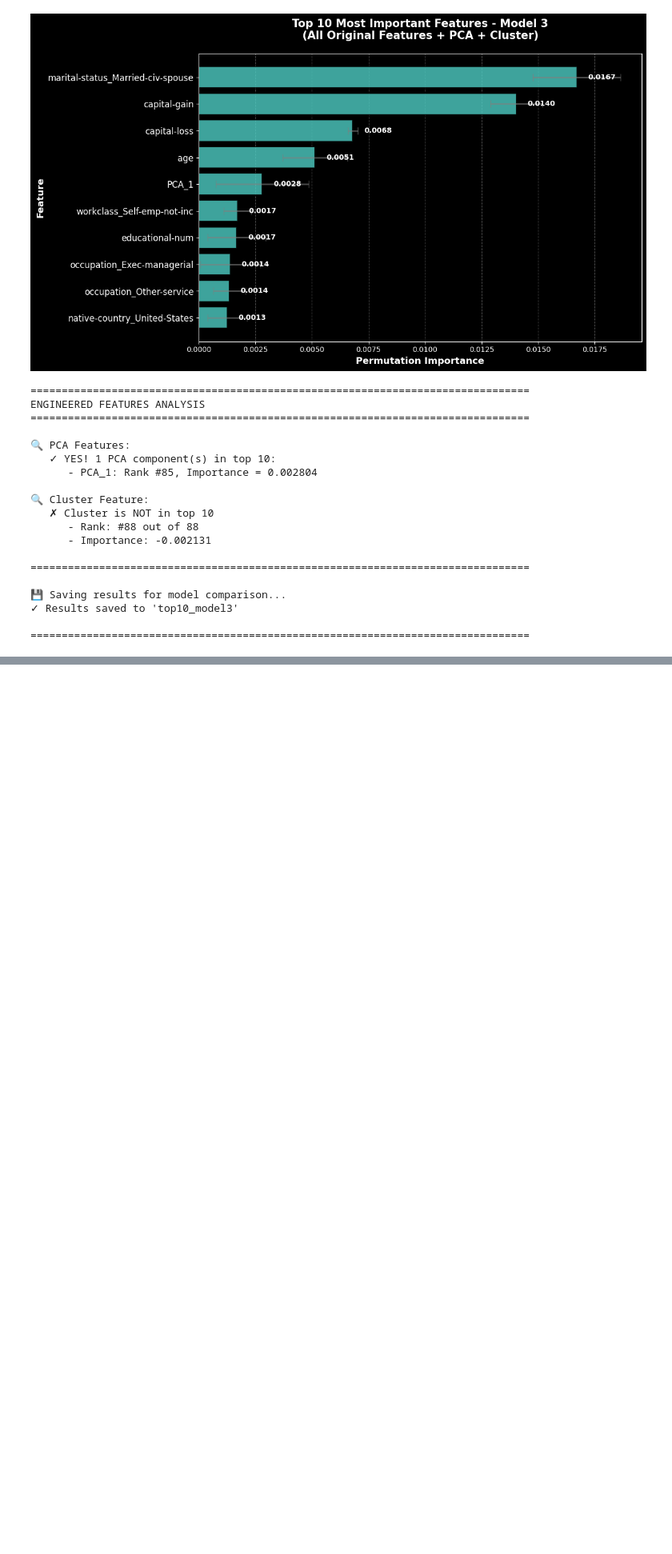
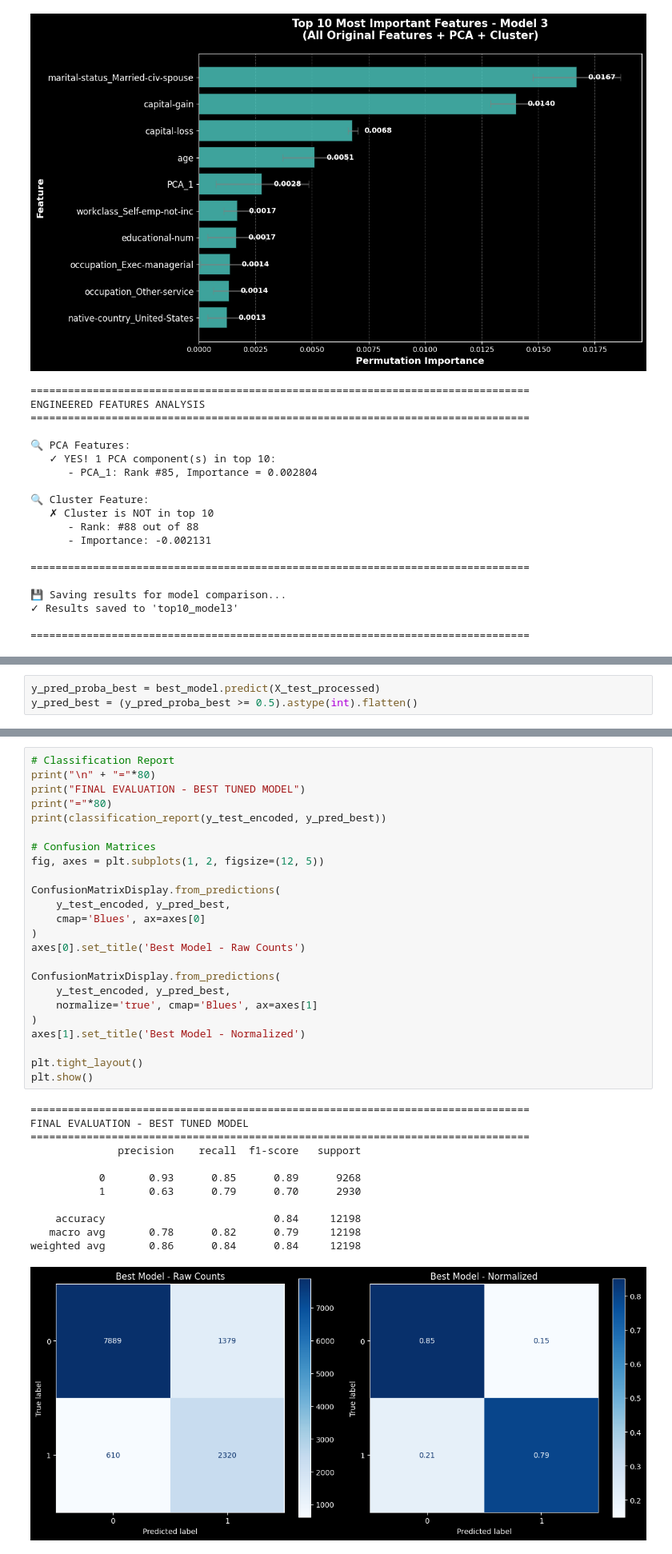
Before and after one commit to basharbayatna/Adult_Income-, a Jupyter notebook: Adult_Income.ipynb, the cells around one changed output, grey strips where cells are left out. Shown at 80% size. Drawn from its saved outputs; the diff is of its cells as text; blank space fills up the shorter version.

```diff
--- a/Adult_Income.ipynb
+++ b/Adult_Income.ipynb
@@ -1554,0 +1880,3 @@ ENGINEERED FEATURES ANALYSIS
+# %%
+y_pred_proba_best = best_model.predict(X_test_processed)
+y_pred_best = (y_pred_proba_best >= 0.5).astype(int).flatten()
@@ -1554,0 +1885,37 @@ ENGINEERED FEATURES ANALYSIS
+# %%
+# Classification Report
+print("\n" + "="*80)
+print("FINAL EVALUATION - BEST TUNED MODEL")
+print("="*80)
+print(classification_report(y_test_encoded, y_pred_best))
+
+# Confusion Matrices
+fig, axes = plt.subplots(1, 2, figsize=(12, 5))
+
+ConfusionMatrixDisplay.from_predictions(
+    y_test_encoded, y_pred_best,
+    cmap='Blues', ax=axes[0]
+)
+axes[0].set_title('Best Model - Raw Counts')
+
+ConfusionMatrixDisplay.from_predictions(
+    y_test_encoded, y_pred_best,
+    normalize='true', cmap='Blues', ax=axes[1]
+)
+axes[1].set_title('Best Model - Normalized')
+
+plt.tight_layout()
+plt.show()
+# %% [output]
+================================================================================
+FINAL EVALUATION - BEST TUNED MODEL
+================================================================================
+              precision    recall  f1-score   support
+
+           0       0.93      0.85      0.89      9268
+           1       0.63      0.79      0.70      2930
+
+    accuracy                           0.84     12198
+   macro avg       0.78      0.82      0.79     12198
+weighted avg       0.86      0.84      0.84     12198
+[figure, added]
```
Also changed, not shown: parts of 23 cells of this notebook.
